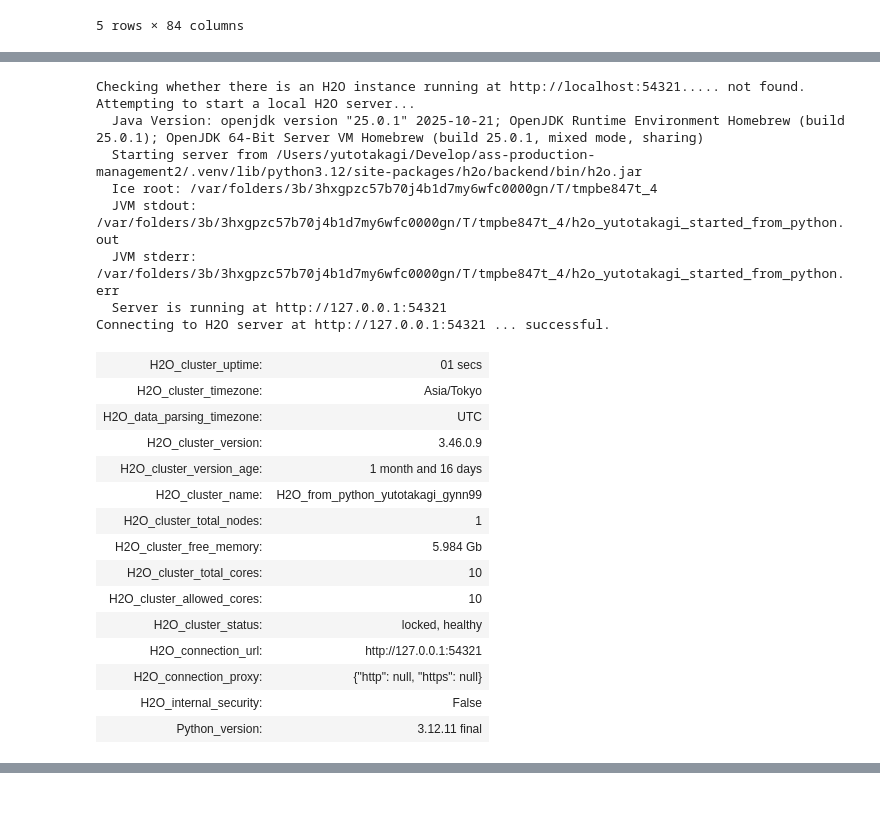
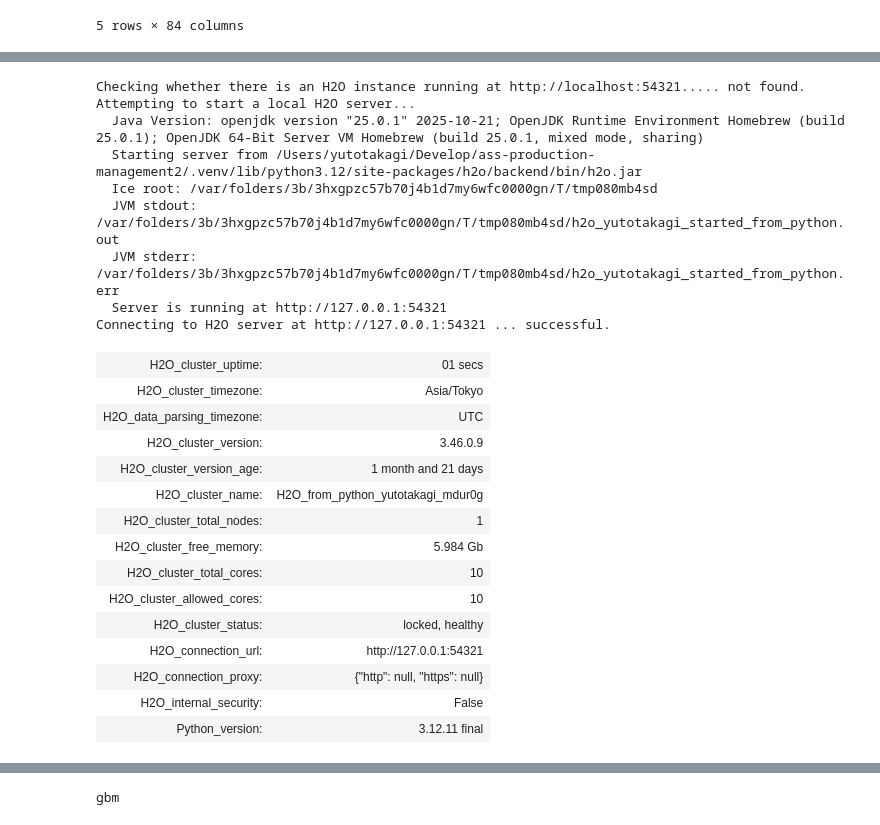
Before and after one commit to yut0takagi/ass-production-management2, a Jupyter notebook: notebook/2-AutoML.ipynb, the cells around one changed output, grey strips where cells are left out. Drawn from its saved outputs; the diff is of its cells as text; code cells hidden in the pictures.

```diff
--- a/notebook/2-AutoML.ipynb
+++ b/notebook/2-AutoML.ipynb
@@ -8,7 +8,7 @@ import h2o
 
 from h2o.automl import H2OAutoML
 # %%
-train_df = pd.read_csv('../data/treated/learn.csv')
+train_df = pd.read_csv('../data/processed/learn.csv')
 train_df.drop(columns=['process_end_time', 'final_mes_time'], inplace=True)
 train_df.head()
 # %% [output]
@@ -20,7 +20,7 @@ train_df.head()
 | 4 | 196.2703 | 22.98 | 1.37 | 797.20 | 0.67 | 0.15 | 0.08 | 67.15 | 9.86 | 37.23 | ... | ... |
 5 rows × 84 columns
 # %%
-test_df = pd.read_csv('../data/treated/test.csv')
+test_df = pd.read_csv('../data/processed/test.csv')
 test_df.drop(columns=['process_end_time', 'final_mes_time'], inplace=True)
 test_df.head()
 # %% [output]
@@ -96,43 +36,43 @@ import sys
 import xgboost
 h2o.init()
 
-train = h2o.H2OFrame(train_df_poly)
-test = h2o.H2OFrame(test_df_poly)
+train = h2o.H2OFrame(train_df)
+test = h2o.H2OFrame(test_df)
 
 # AutoML 実行（ここでは最大60秒間）
 aml = H2OAutoML(max_runtime_secs=60, seed=1)
 aml.train(y="OV", training_frame=train)
 
 # 最も高性能なモデル（**leader model**）を取得し、テストデータで評価
 leader = aml.leader
 perf = leader.model_performance(test_data=test)
 print(perf)
 # leader（リーダーモデル）が何かを確認するには、type() や summary() を使います。
 # leaderのタイプ（モデル種別）を表示
 print(type(leader))
 
 # モデルのサマリーを表示して詳細を確認（たとえばGBM, GLM, DeepLearning, などと表示される）
 leader.summary()
 
 # どんなモデルかざっくり確認（モデルIDや説明）
 print(leader.algo)   # 'gbm', 'glm', 'deeplearning' など
 print(leader.model_id)
 # %% [output]
 Checking whether there is an H2O instance running at http://localhost:54321..... not found.
 Attempting to start a local H2O server...
   Java Version: openjdk version "25.0.1" 2025-10-21; OpenJDK Runtime Environment Homebrew (build 25.0.1); OpenJDK 64-Bit Server VM Homebrew (build 25.0.1, mixed mode, sharing)
   Starting server from /Users/yutotakagi/Develop/ass-production-management2/.venv/lib/python3.12/site-packages/h2o/backend/bin/h2o.jar
-  Ice root: /var/folders/3b/3hxgpzc57b70j4b1d7my6wfc0000gn/T/tmpbe847t_4
-  JVM stdout: /var/folders/3b/3hxgpzc57b70j4b1d7my6wfc0000gn/T/tmpbe847t_4/h2o_yutotakagi_started_from_python.out
-  JVM stderr: /var/folders/3b/3hxgpzc57b70j4b1d7my6wfc0000gn/T/tmpbe847t_4/h2o_yutotakagi_started_from_python.err
+  Ice root: /var/folders/3b/3hxgpzc57b70j4b1d7my6wfc0000gn/T/tmp080mb4sd
+  JVM stdout: /var/folders/3b/3hxgpzc57b70j4b1d7my6wfc0000gn/T/tmp080mb4sd/h2o_yutotakagi_started_from_python.out
+  JVM stderr: /var/folders/3b/3hxgpzc57b70j4b1d7my6wfc0000gn/T/tmp080mb4sd/h2o_yutotakagi_started_from_python.err
   Server is running at http://127.0.0.1:54321
 Connecting to H2O server at http://127.0.0.1:54321 ... successful.
 | H2O_cluster_uptime: | 01 secs |
 | H2O_cluster_timezone: | Asia/Tokyo |
 | H2O_data_parsing_timezone: | UTC |
 | H2O_cluster_version: | 3.46.0.9 |
-| H2O_cluster_version_age: | 1 month and 16 days |
-| H2O_cluster_name: | H2O_from_python_yutotakagi_gynn99 |
+| H2O_cluster_version_age: | 1 month and 21 days |
+| H2O_cluster_name: | H2O_from_python_yutotakagi_mdur0g |
 | H2O_cluster_total_nodes: | 1 |
 | H2O_cluster_free_memory: | 5.984 Gb |
 | H2O_cluster_total_cores: | 10 |
@@ -162,3 +102,7 @@ StackedEnsemble_BestOfFamily_1_AutoML_1_20260110_144455
+# %%
+print(leader.algo)
+# %% [output]
+gbm
 # %%
 # OV分布
 train["OV"].summary()
```
Also changed, not shown: parts of 9 cells of this notebook, 11 other files.
